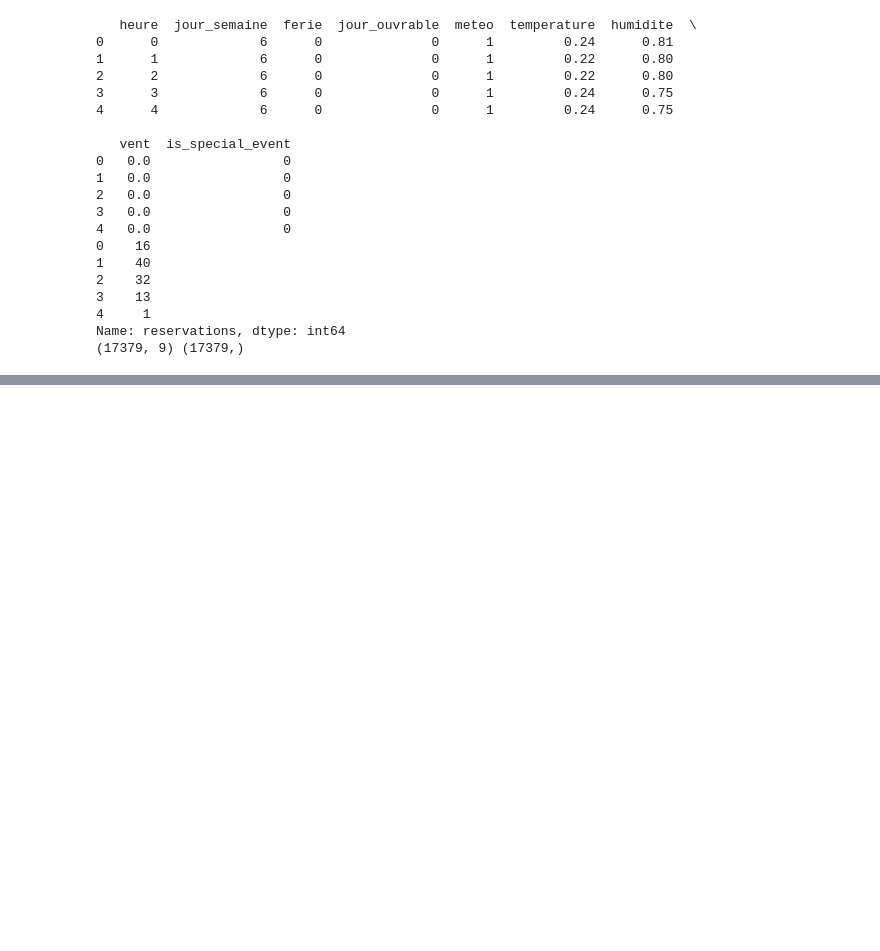
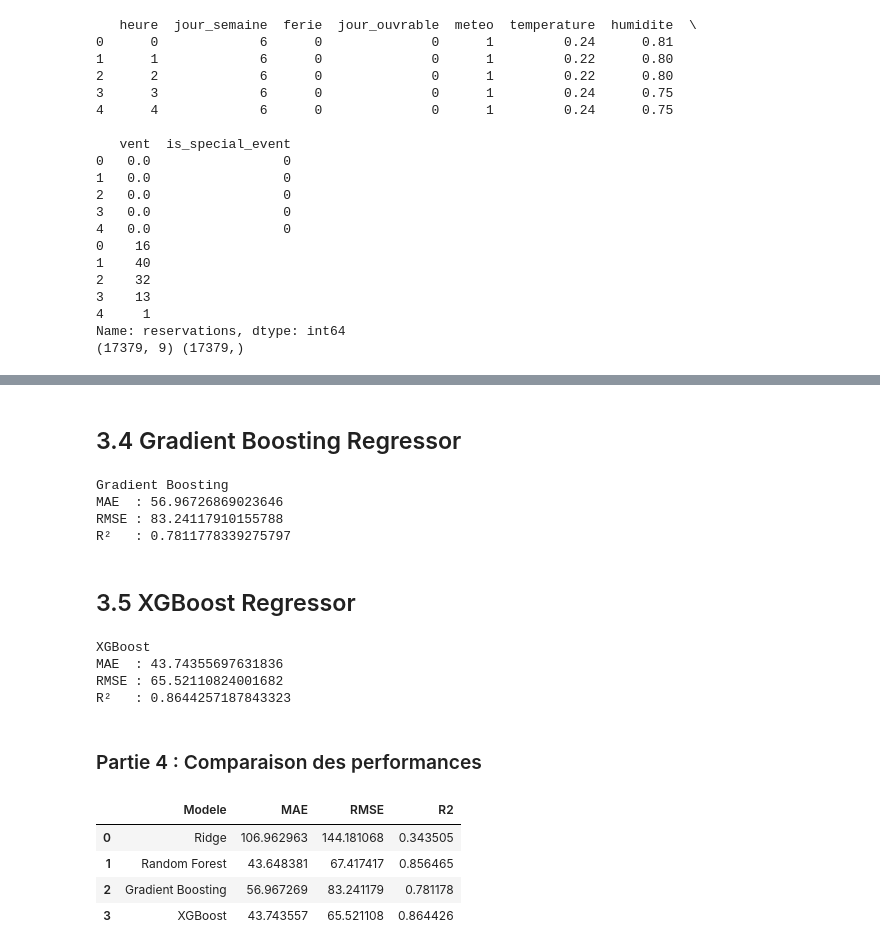
Before and after one commit to FarahBelghith2/PFE, a Jupyter notebook: Nettoyage_données.ipynb, the cells around one changed output, grey strips where cells are left out. Cells and saved outputs as stored; diff of their text form; code cells hidden in the pictures; blank space fills up the shorter version.

```diff
--- a/Nettoyage_données.ipynb
+++ b/Nettoyage_données.ipynb
@@ -188,0 +190,2 @@ files.download("base_propre.csv")
+# %%
+df = pd.read_csv("base_propre.csv", sep=";")
@@ -188,0 +316,63 @@ files.download("base_propre.csv")
+# %% [markdown]
+## 3.4 Gradient Boosting Regressor
+# %%
+from sklearn.ensemble import GradientBoostingRegressor
+
+gbr = GradientBoostingRegressor(random_state=42)
+gbr.fit(X_train, y_train)
+
+y_pred_gbr = gbr.predict(X_test)
+
+mae_gbr = mean_absolute_error(y_test, y_pred_gbr)
+rmse_gbr = np.sqrt(mean_squared_error(y_test, y_pred_gbr))
+r2_gbr = r2_score(y_test, y_pred_gbr)
+
+print("Gradient Boosting")
+print("MAE  :", mae_gbr)
+print("RMSE :", rmse_gbr)
+print("R²   :", r2_gbr)
+# %% [output]
+Gradient Boosting
+MAE  : 56.96726869023646
+RMSE : 83.24117910155788
+R²   : 0.7811778339275797
+# %% [markdown]
+## 3.5 XGBoost Regressor
+# %%
+from xgboost import XGBRegressor
+
+xgb = XGBRegressor(random_state=42)
+xgb.fit(X_train, y_train)
+
+y_pred_xgb = xgb.predict(X_test)
+
+mae_xgb = mean_absolute_error(y_test, y_pred_xgb)
+rmse_xgb = np.sqrt(mean_squared_error(y_test, y_pred_xgb))
+r2_xgb = r2_score(y_test, y_pred_xgb)
+
+print("XGBoost")
+print("MAE  :", mae_xgb)
+print("RMSE :", rmse_xgb)
+print("R²   :", r2_xgb)
+# %% [output]
+XGBoost
+MAE  : 43.74355697631836
+RMSE : 65.52110824001682
+R²   : 0.8644257187843323
+# %% [markdown]
+### Partie 4 : Comparaison des performances
+# %%
+resultats = pd.DataFrame({
+    "Modele": ["Ridge", "Random Forest", "Gradient Boosting", "XGBoost"],
+    "MAE": [mae_ridge, mae_rf, mae_gbr, mae_xgb],
+    "RMSE": [rmse_ridge, rmse_rf, rmse_gbr, rmse_xgb],
+    "R2": [r2_ridge, r2_rf, r2_gbr, r2_xgb]
+})
+
+resultats
+# %% [output]
+|  | Modele | MAE | RMSE | R2 |
+| 0 | Ridge | 106.962963 | 144.181068 | 0.343505 |
+| 1 | Random Forest | 43.648381 | 67.417417 | 0.856465 |
+| 2 | Gradient Boosting | 56.967269 | 83.241179 | 0.781178 |
+| 3 | XGBoost | 43.743557 | 65.521108 | 0.864426 |
```
Also changed, not shown: parts of 31 cells of this notebook.
